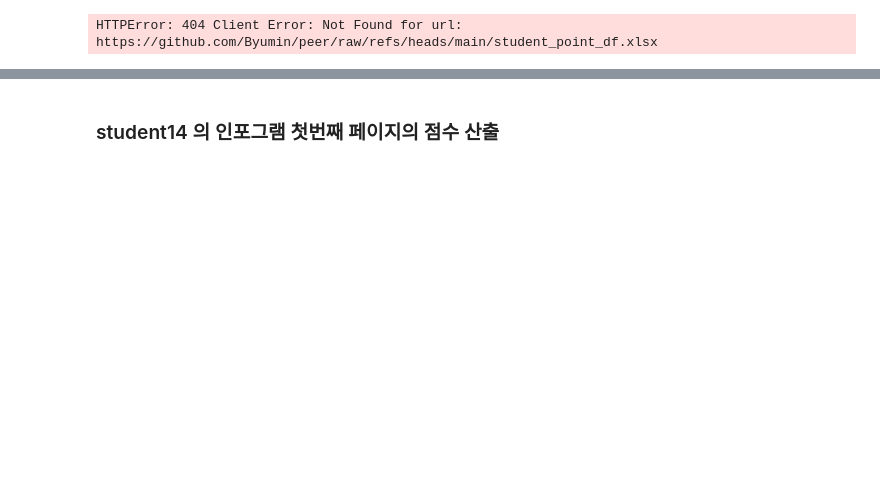
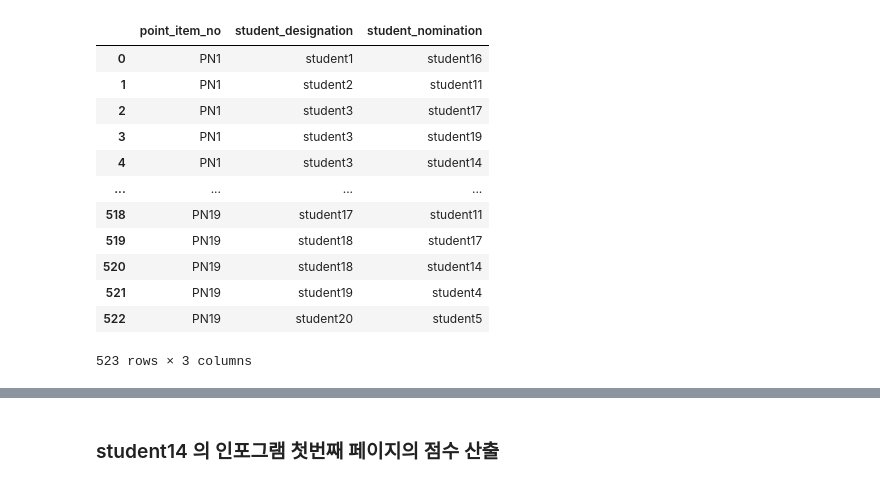
Before and after one commit to Byumin/peer, a Jupyter notebook: scoring.ipynb, the cells around one changed output, grey strips where cells are left out. Drawn from its saved outputs; the diff is of its cells as text; code cells hidden in the pictures; blank space fills up the shorter version.

```diff
--- a/scoring.ipynb
+++ b/scoring.ipynb
@@ -1,12 +1,22 @@
 # %%
-# 또래 지명 응답값 불러오기
+# 학생 지명 응답값 불러오기
 import pandas as pd
 import requests
 from io import BytesIO
-url = "https://github.com/Byumin/peer/raw/refs/heads/main/student_point_df.xlsx"
-response = requests.get(url)
-response.raise_for_status()
-df = pd.read_excel(BytesIO(response.content))
-df
+url = "https://raw.githubusercontent.com/Byumin/peer/refs/heads/item/student_point_df.csv"
+student_point_df = pd.read_csv(url)
+student_point_df
 # %% [output]
+|  | point_item_no | student_designation | student_nomination |
+| 0 | PN1 | student1 | student16 |
+| 1 | PN1 | student2 | student11 |
+| 2 | PN1 | student3 | student17 |
+| 3 | PN1 | student3 | student19 |
+| 4 | PN1 | student3 | student14 |
+| ... | ... | ... | ... |
+| 518 | PN19 | student17 | student11 |
+| 519 | PN19 | student18 | student17 |
+| 520 | PN19 | student18 | student14 |
+| 521 | PN19 | student19 | student4 |
+| 522 | PN19 | student20 | student5 |
-HTTPError: 404 Client Error: Not Found for url: https://github.com/Byumin/peer/raw/refs/heads/main/student_point_df.xlsx
+523 rows × 3 columns
```
Also changed, not shown: parts of 4 cells of this notebook, 1 other file.
